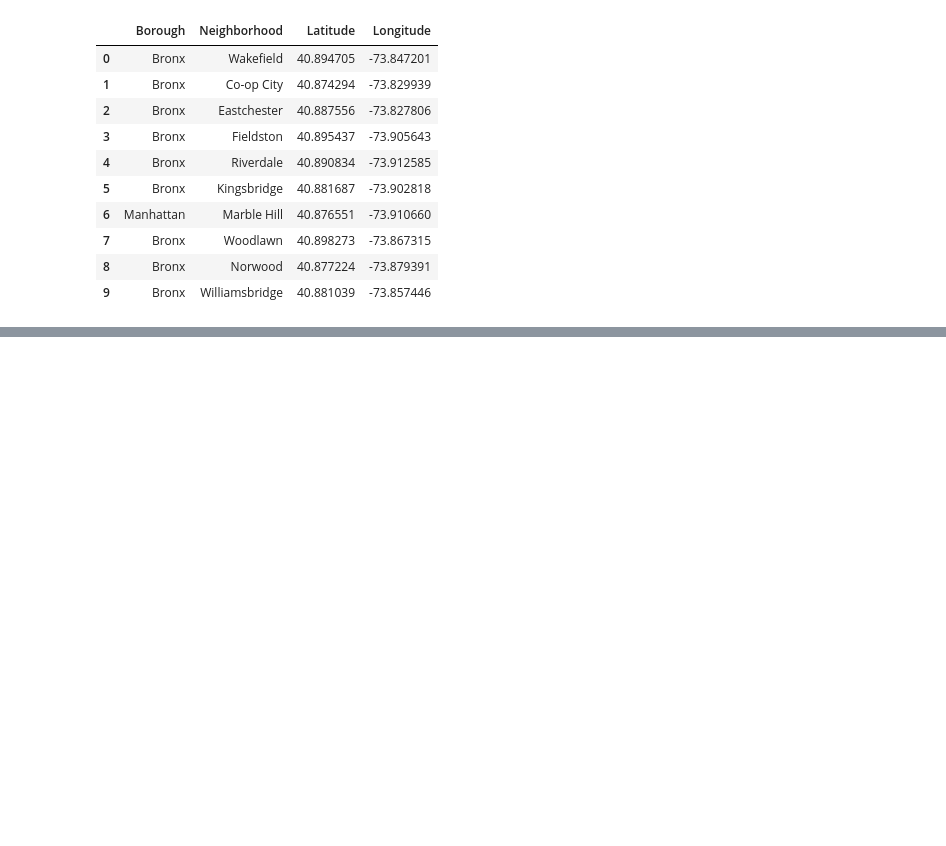
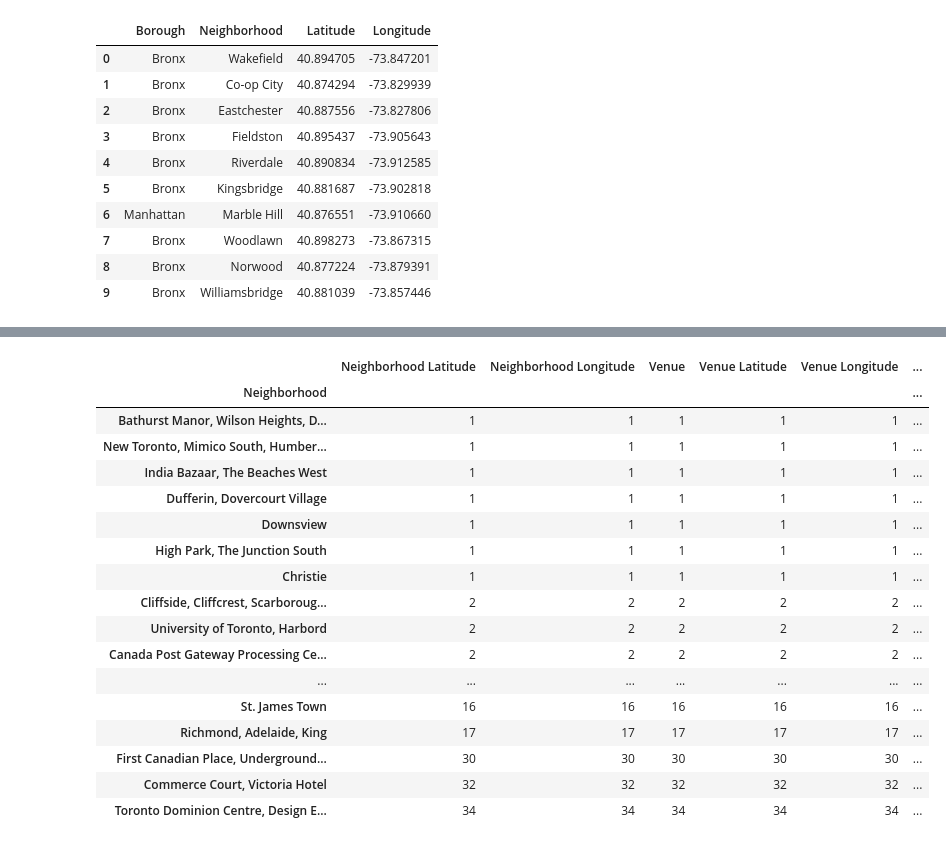
Before and after one commit to daniellarndorfer/Capstone_Coursera, a Jupyter notebook: Capstone Project - The Battle of Neighborhoods.ipynb, the cells around one changed output, grey strips where cells are left out. Drawn from its saved outputs; the diff is of its cells as text; code cells hidden in the pictures; blank space fills up the shorter version.

```diff
--- a/Capstone Project - The Battle of Neighborhoods.ipynb
+++ b/Capstone Project - The Battle of Neighborhoods.ipynb
@@ -162,7 +162,7 @@ df_Toronto.head(10)
 address_TO = 'Toronto, CA'
 
 geolocator = Nominatim(user_agent="TO_explorer")
-location_TO = geolocator.geocode(address_Toronto)
+location_TO = geolocator.geocode(address_TO)
 latitude_TO = location_TO.latitude
 longitude_TO = location_TO.longitude
 print('The geograpical coordinate of Toronto are {}, {}.'.format(latitude_TO, longitude_TO))
@@ -260,0 +263,5 @@ The geograpical coordinate of New York City are 40.7127281, -74.0060152.
+# %%
+CLIENT_ID = '3ZE0JWM3BVS4QHPUM4XHXS2DGRNWB54HYXGXSIBPJEIAKL11'
+CLIENT_SECRET = 'SHXQCVF1KTQ2AMN2A1WQYOZW15P4TQTPMNSVX0NPQHT3EUS4'
+VERSION = '20180605'
+LIMIT = 200
@@ -260,0 +322,22 @@ The geograpical coordinate of New York City are 40.7127281, -74.0060152.
+# %%
+Toronto=toronto_venues.groupby('Neighborhood').count()
+Toronto.sort_values('Venue', ascending=True)
+# %% [output]
+|  | Neighborhood Latitude | Neighborhood Longitude | Venue | Venue Latitude | Venue Longitude | ... |
+| Neighborhood |  |  |  |  |  | ... |
+| Bathurst Manor, Wilson Heights, D... | 1 | 1 | 1 | 1 | 1 | ... |
+| New Toronto, Mimico South, Humber... | 1 | 1 | 1 | 1 | 1 | ... |
+| India Bazaar, The Beaches West | 1 | 1 | 1 | 1 | 1 | ... |
+| Dufferin, Dovercourt Village | 1 | 1 | 1 | 1 | 1 | ... |
+| Downsview | 1 | 1 | 1 | 1 | 1 | ... |
+| High Park, The Junction South | 1 | 1 | 1 | 1 | 1 | ... |
+| Christie | 1 | 1 | 1 | 1 | 1 | ... |
+| Cliffside, Cliffcrest, Scarboroug... | 2 | 2 | 2 | 2 | 2 | ... |
+| University of Toronto, Harbord | 2 | 2 | 2 | 2 | 2 | ... |
+| Canada Post Gateway Processing Ce... | 2 | 2 | 2 | 2 | 2 | ... |
+| ... | ... | ... | ... | ... | ... | ... |
+| St. James Town | 16 | 16 | 16 | 16 | 16 | ... |
+| Richmond, Adelaide, King | 17 | 17 | 17 | 17 | 17 | ... |
+| First Canadian Place, Underground... | 30 | 30 | 30 | 30 | 30 | ... |
+| Commerce Court, Victoria Hotel | 32 | 32 | 32 | 32 | 32 | ... |
+| Toronto Dominion Centre, Design E... | 34 | 34 | 34 | 34 | 34 | ... |
```
Also changed, not shown: parts of 6 cells of this notebook.
